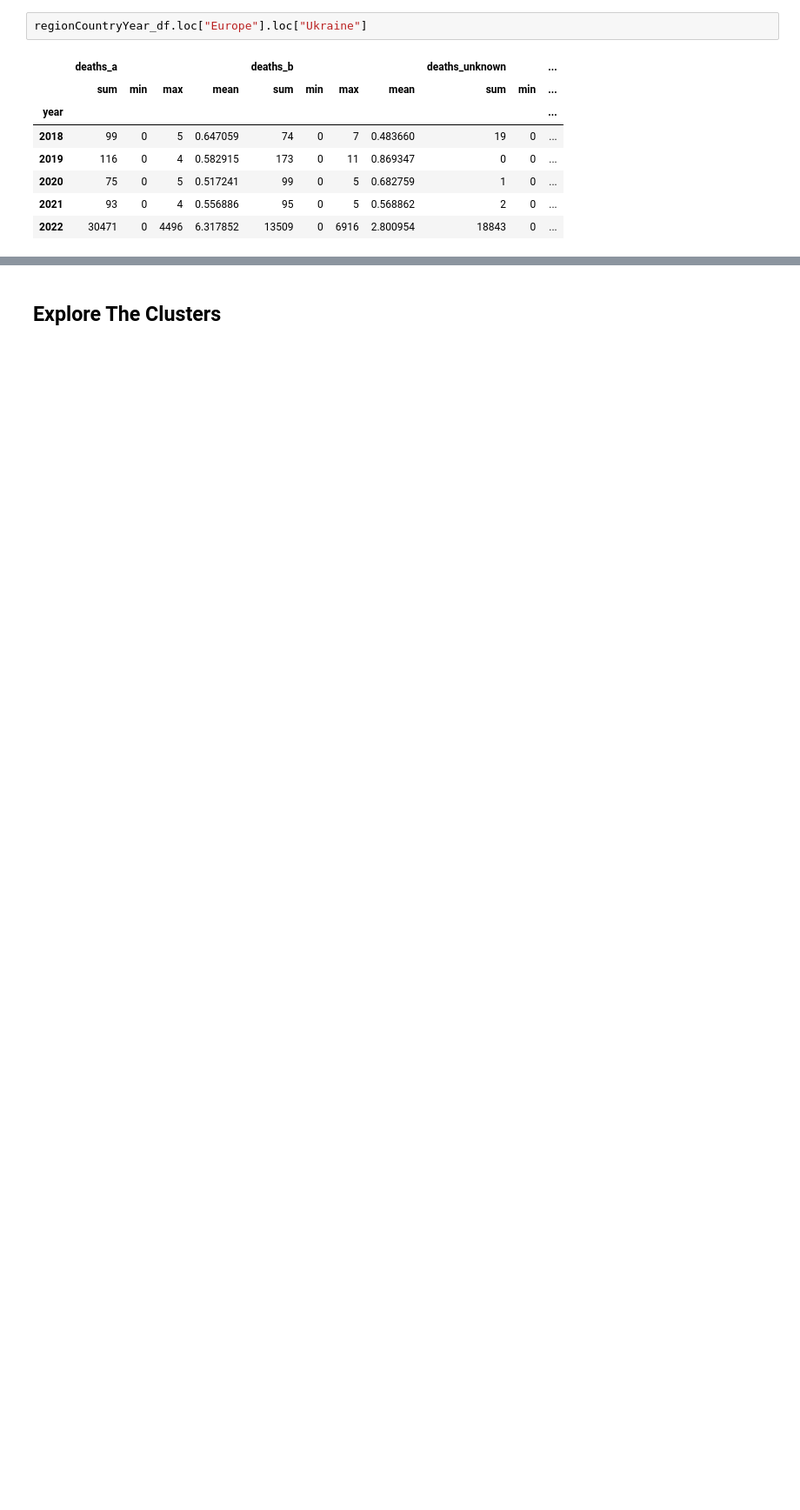
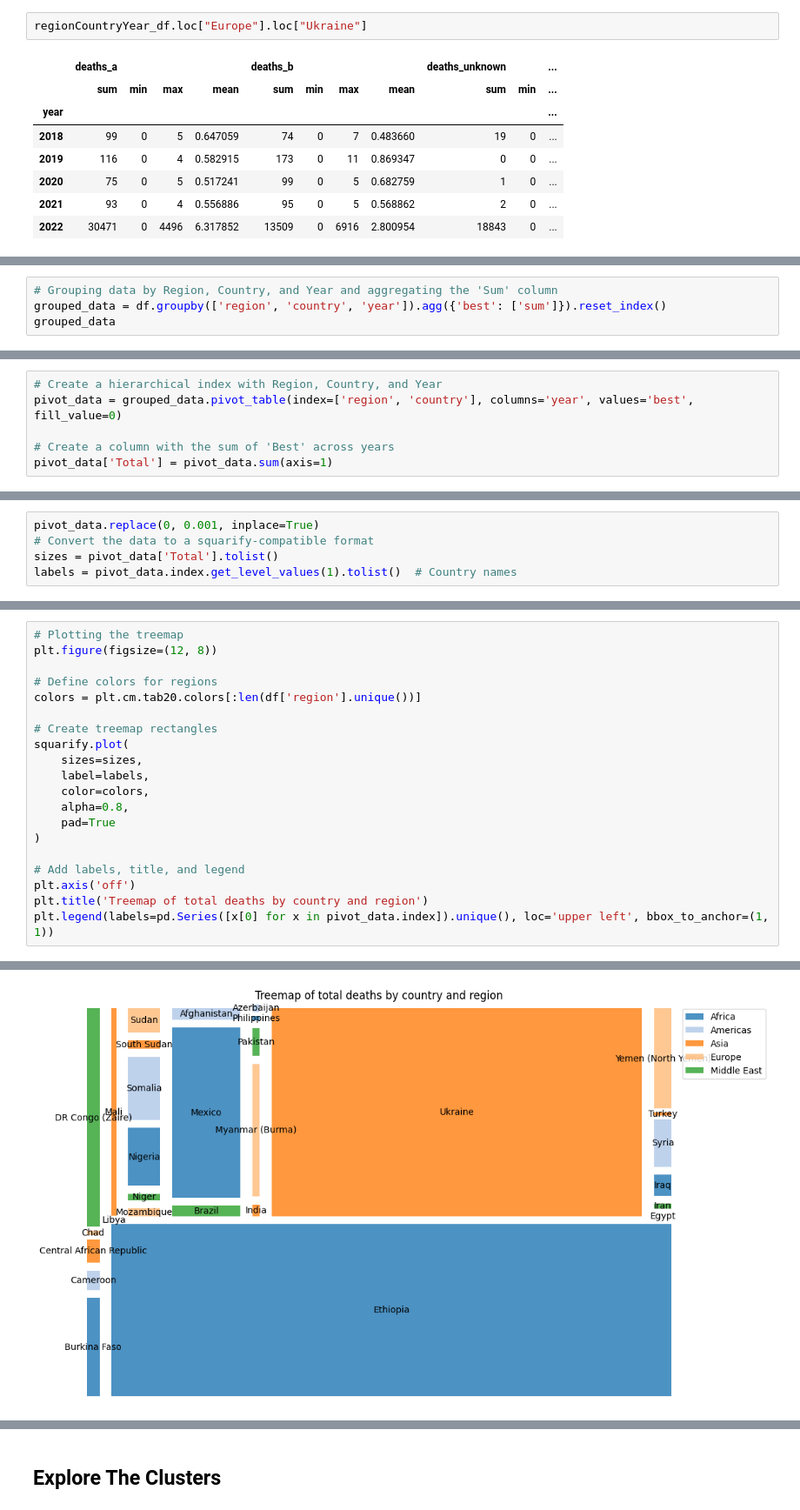
Before and after one commit to Krutik-Patel/DataVis-Assignment-3, a Jupyter notebook: experiments/IMT2021055/stats.ipynb, the cells around one changed output, grey strips where cells are left out. Shown: that part at 87% size. Cells and saved outputs as stored; diff of their text form; blank space fills up the shorter version.

Commit message:
Add Treemap experiment

```diff
--- a/experiments/IMT2021055/stats.ipynb
+++ b/experiments/IMT2021055/stats.ipynb
@@ -160,0 +166,4 @@ regionCountryYear_df.loc["Europe"].loc["Ukraine"]
+# %%
+# Grouping data by Region, Country, and Year and aggregating the 'Sum' column
+grouped_data = df.groupby(['region', 'country', 'year']).agg({'best': ['sum']}).reset_index()
+grouped_data
@@ -160,0 +185,6 @@ regionCountryYear_df.loc["Europe"].loc["Ukraine"]
+# %%
+# Create a hierarchical index with Region, Country, and Year
+pivot_data = grouped_data.pivot_table(index=['region', 'country'], columns='year', values='best', fill_value=0)
+
+# Create a column with the sum of 'Best' across years
+pivot_data['Total'] = pivot_data.sum(axis=1)
@@ -160,0 +211,5 @@ regionCountryYear_df.loc["Europe"].loc["Ukraine"]
+# %%
+pivot_data.replace(0, 0.001, inplace=True)
+# Convert the data to a squarify-compatible format
+sizes = pivot_data['Total'].tolist()
+labels = pivot_data.index.get_level_values(1).tolist()  # Country names
@@ -160,0 +218,21 @@ regionCountryYear_df.loc["Europe"].loc["Ukraine"]
+# %%
+# Plotting the treemap
+plt.figure(figsize=(12, 8))
+
+# Define colors for regions
+colors = plt.cm.tab20.colors[:len(df['region'].unique())]
+
+# Create treemap rectangles
+squarify.plot(
+    sizes=sizes,
+    label=labels,
+    color=colors,
+    alpha=0.8,
+    pad=True
+)
+
+# Add labels, title, and legend
+plt.axis('off')
+plt.title('Treemap of total deaths by country and region')
+plt.legend(labels=pd.Series([x[0] for x in pivot_data.index]).unique(), loc='upper left', bbox_to_anchor=(1, 1))
+# %% [output]
@@ -160,0 +240 @@ regionCountryYear_df.loc["Europe"].loc["Ukraine"]
+[figure, added]
```
Also changed, not shown: parts of 33 cells of this notebook, 2 other files.
